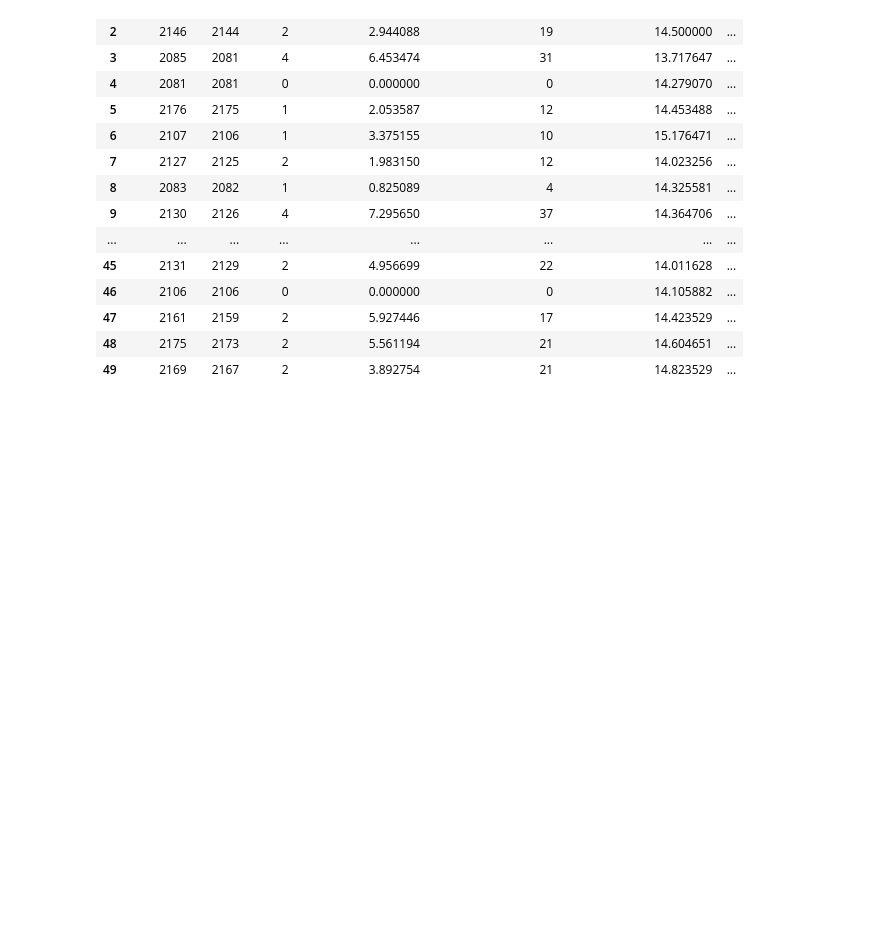
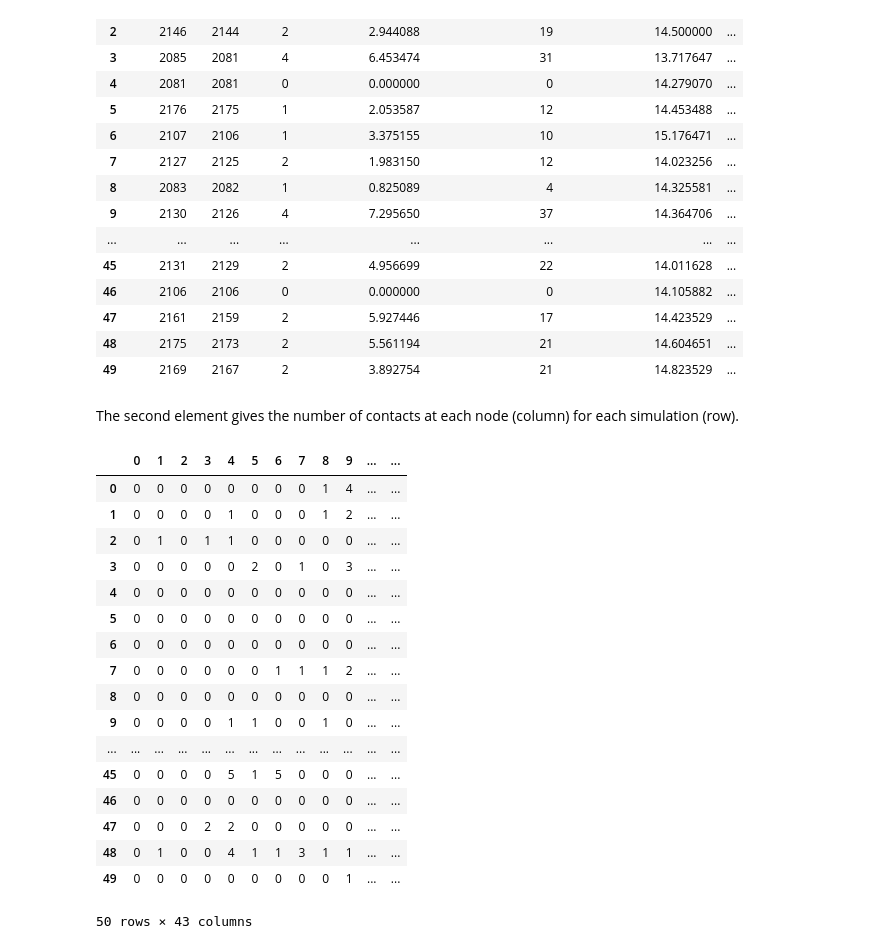
Before and after one commit to RebeccaFlach/covid19-supermarket-abm, a Jupyter notebook: covid19_supermarket_abm/Replication.ipynb, the cells around one changed output. Cells and saved outputs as stored; diff of their text form; code cells hidden in the pictures; blank space fills up the shorter version.

Commit message:
Printed result metrics

```diff
--- a/covid19_supermarket_abm/Replication.ipynb
+++ b/covid19_supermarket_abm/Replication.ipynb
@@ -54,4 +53,5 @@ path_generator_function, path_generator_args = get_path_generator(path_generatio
                                                            synthetic_path_generator_args=synthetic_path_generator_args)
 # %%
 # Simulate several days and store results in results
-results = simulate_several_days(config, G, path_generator_function, path_generator_args, num_iterations=50)
+num_days = 50
+results = simulate_several_days(config, G, path_generator_function, path_generator_args, num_iterations=num_days)
@@ -75,3 +77,26 @@ results[0]
 | 47 | 2161 | 2159 | 2 | 5.927446 | 17 | 14.423529 | ... |
 | 48 | 2175 | 2173 | 2 | 5.561194 | 21 | 14.604651 | ... |
 | 49 | 2169 | 2167 | 2 | 3.892754 | 21 | 14.823529 | ... |
+# %% [markdown]
+The second element gives the number of contacts at each node (column) for each simulation (row).
+# %%
+results[1]
+# %% [output]
+|  | 0 | 1 | 2 | 3 | 4 | 5 | 6 | 7 | 8 | 9 | ... | ... |
+| 0 | 0 | 0 | 0 | 0 | 0 | 0 | 0 | 0 | 1 | 4 | ... | ... |
+| 1 | 0 | 0 | 0 | 0 | 1 | 0 | 0 | 0 | 1 | 2 | ... | ... |
+| 2 | 0 | 1 | 0 | 1 | 1 | 0 | 0 | 0 | 0 | 0 | ... | ... |
+| 3 | 0 | 0 | 0 | 0 | 0 | 2 | 0 | 1 | 0 | 3 | ... | ... |
+| 4 | 0 | 0 | 0 | 0 | 0 | 0 | 0 | 0 | 0 | 0 | ... | ... |
+| 5 | 0 | 0 | 0 | 0 | 0 | 0 | 0 | 0 | 0 | 0 | ... | ... |
+| 6 | 0 | 0 | 0 | 0 | 0 | 0 | 0 | 0 | 0 | 0 | ... | ... |
+| 7 | 0 | 0 | 0 | 0 | 0 | 0 | 1 | 1 | 1 | 2 | ... | ... |
+| 8 | 0 | 0 | 0 | 0 | 0 | 0 | 0 | 0 | 0 | 0 | ... | ... |
+| 9 | 0 | 0 | 0 | 0 | 1 | 1 | 0 | 0 | 1 | 0 | ... | ... |
+| ... | ... | ... | ... | ... | ... | ... | ... | ... | ... | ... | ... | ... |
+| 45 | 0 | 0 | 0 | 0 | 5 | 1 | 5 | 0 | 0 | 0 | ... | ... |
+| 46 | 0 | 0 | 0 | 0 | 0 | 0 | 0 | 0 | 0 | 0 | ... | ... |
+| 47 | 0 | 0 | 0 | 2 | 2 | 0 | 0 | 0 | 0 | 0 | ... | ... |
+| 48 | 0 | 1 | 0 | 0 | 4 | 1 | 1 | 3 | 1 | 1 | ... | ... |
+| 49 | 0 | 0 | 0 | 0 | 0 | 0 | 0 | 0 | 0 | 1 | ... | ... |
+50 rows × 43 columns
```
Also changed, not shown: parts of 4 cells of this notebook.
